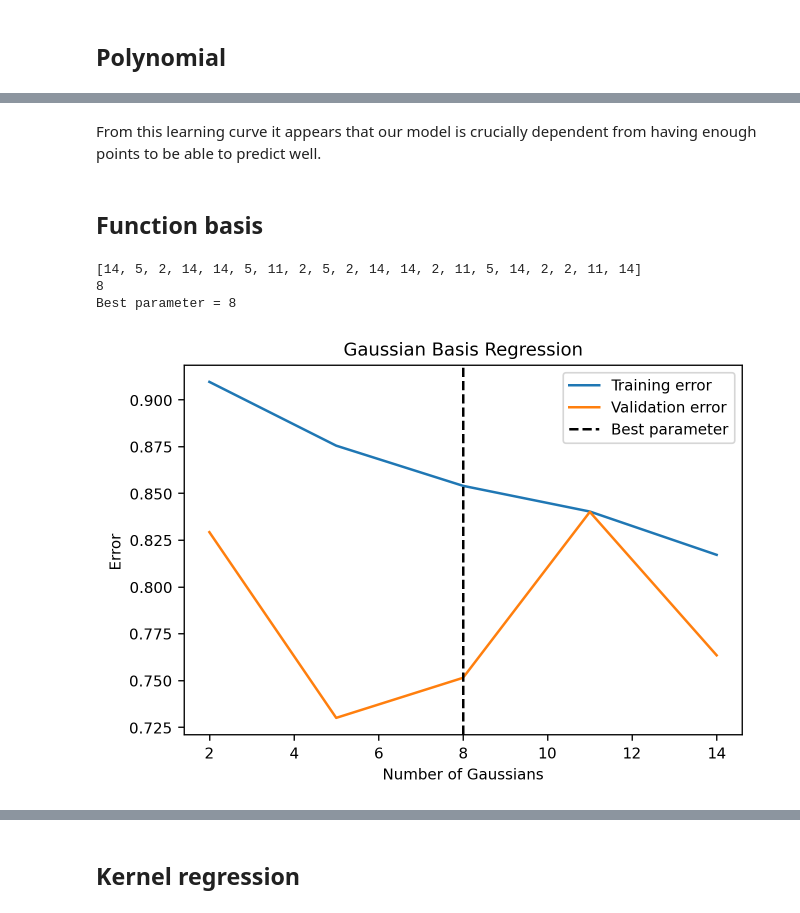
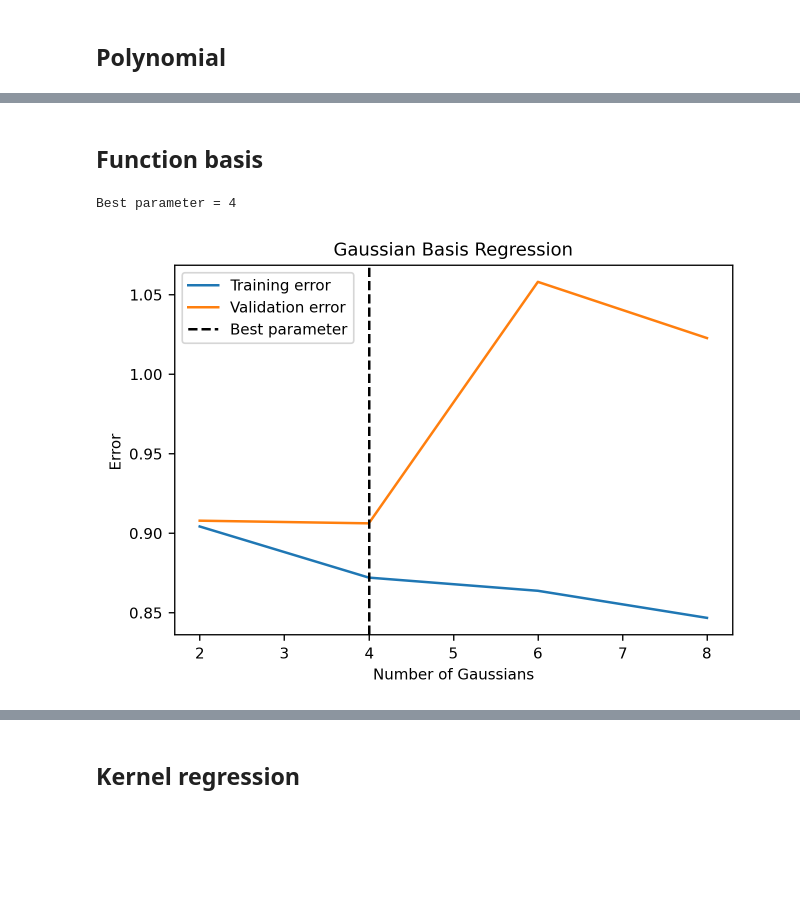
Before and after one commit to FraNob/astrostatistics_bicocca_2022, a Jupyter notebook: working/W17_supernovae_mu_z.ipynb, the cells around one changed output, grey strips where cells are left out. Drawn from its saved outputs; the diff is of its cells as text; code cells hidden in the pictures; blank space fills up the shorter version.

```diff
--- a/working/W17_supernovae_mu_z.ipynb
+++ b/working/W17_supernovae_mu_z.ipynb
@@ -434,13 +537,3 @@ learning_curve(model)
-# %%
-n=20
-model.fit(z_sample_sk[:n], mu_sample[:n], dmu[:n])
-mu_train_fit = model.predict(z_sample_sk[:n])
-mu_val_fit = model.predict(z_val_sk)
-# err_train.append(error(mu_sample[:n], mu_train_fit))
-# err_val.append(error(mu_val, mu_val_fit))
-a=error(mu_val, mu_val_fit)
-# %% [markdown]
-From this learning curve it appears that our model is crucially dependent from having enough points to be able to predict well.
 # %% [markdown]
 ## Function basis
 # %%
@@ -449,29 +542,42 @@ def BasisFunctionReg_func(n):
     sigma = gauss_mu[1] - gauss_mu[0]
     return BasisFunctionRegression(basis_func='gaussian', mu = gauss_mu, sigma = sigma)
 # %%
-n_list = np.arange(2, 15, 3)
+n_list = np.arange(2, 10, 2)
 K = 20
 
-err_train_mean, err_val_mean, best_n_list = K_cross_val_fit(K,BasisFunctionReg_func,n_list)
+############### TRUE = cycle on parameters first, FALSE = cycle on k-folds first
+if True:
+    err_train, err_val, best_n = K_cross_val_fit_PARAM_FIRST(K,BasisFunctionReg_func,n_list)
 
-best_n = int(np.median(best_n_list))
-print(best_n_list)
-print(best_n)
+    print(f'Best parameter = {best_n}')
 
-i=8
-print(f'Best parameter = {best_n}')
-plt.plot(n_list,err_train_mean[i], label='Training error' )
-plt.plot(n_list,err_val_mean[i], label='Validation error')
-plt.axvline(best_n, ls='--', color='k', label='Best parameter')
-plt.title('Gaussian Basis Regression')
-plt.xlabel('Number of Gaussians')
-plt.ylabel('Error')
-plt.legend();
+    plt.plot(n_list,err_train, label='Training error' )
+    plt.plot(n_list,err_val, label='Validation error')
+    plt.axvline(best_n, ls='--', color='k', label='Best parameter')
+    plt.title('Gaussian Basis Regression')
+    plt.xlabel('Number of Gaussians')
+    plt.ylabel('Error')
+    plt.legend();
+
+else:
+    err_train_mean, err_val_mean, best_n_list = K_cross_val_fit(K,BasisFunctionReg_func,n_list)
+
+    best_n = int(np.median(best_n_list))
+    print(best_n_list)
+    print(best_n)
+
+    i=8
+    print(f'Best parameter = {best_n}')
+    plt.plot(n_list,err_train_mean[i], label='Training error' )
+    plt.plot(n_list,err_val_mean[i], label='Validation error')
+    plt.axvline(best_n, ls='--', color='k', label='Best parameter')
+    plt.title('Gaussian Basis Regression')
+    plt.xlabel('Number of Gaussians')
+    plt.ylabel('Error')
+    plt.legend();
 # %% [output]
-[14, 5, 2, 14, 14, 5, 11, 2, 5, 2, 14, 14, 2, 11, 5, 14, 2, 2, 11, 14]
-8
-Best parameter = 8
+Best parameter = 4
-[figure, old version]
+[figure, new version]
 # %%
 model = BasisFunctionReg_func(best_n)
 
```
Also changed, not shown: parts of 8 cells of this notebook, 1 other file.
